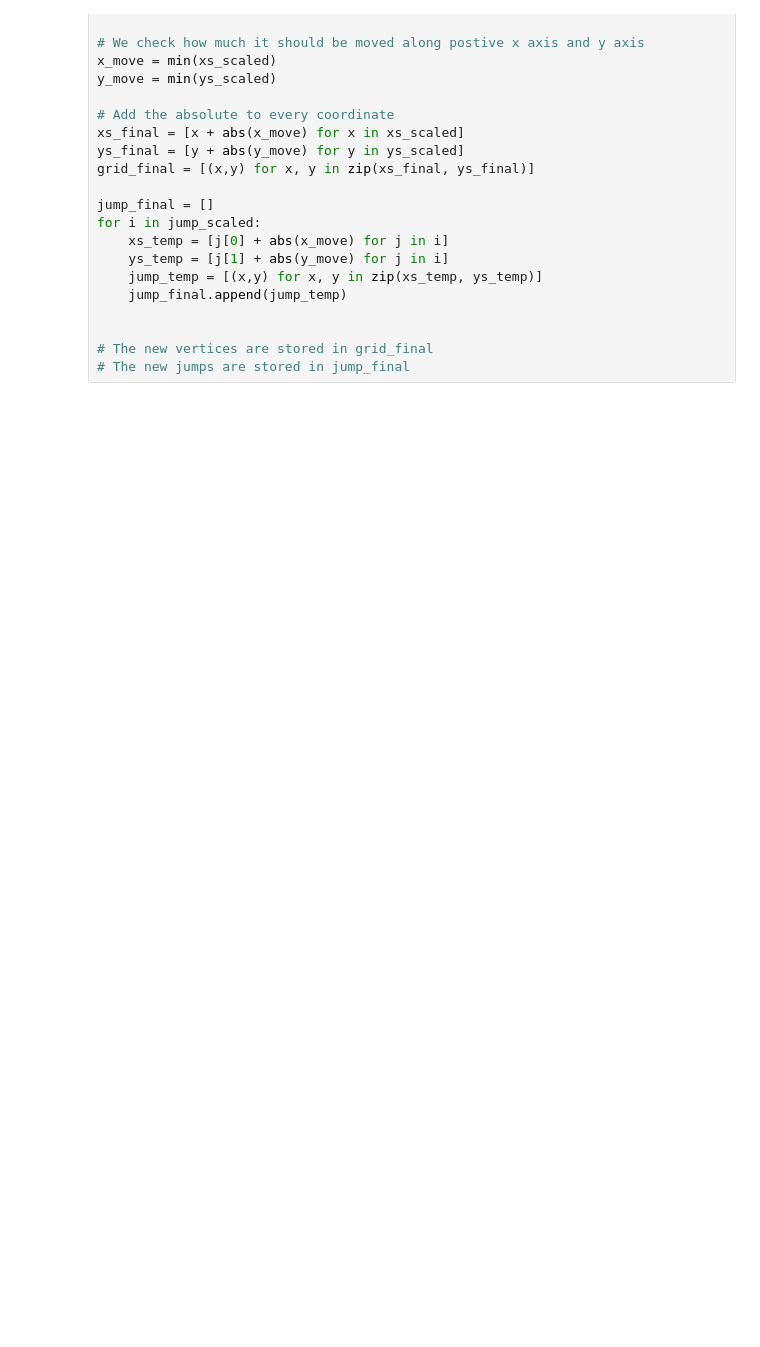
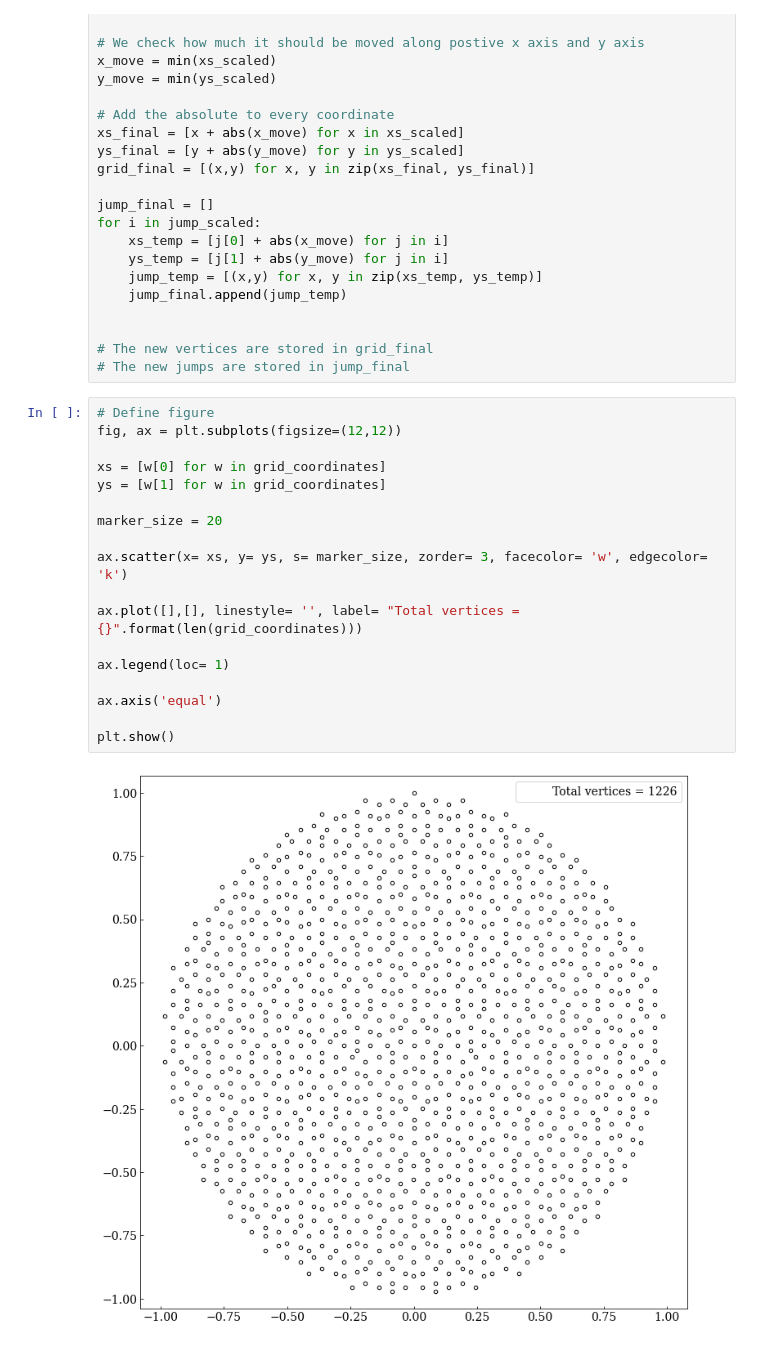
Before and after one commit to Kroghski/Bachelor, a Jupyter notebook: Code/Penrose/Penrose_rescaling.ipynb, the cells around one changed output. Saved outputs shown, nothing was run; the diff lists cells and outputs as text; blank space fills up the shorter version.

```diff
--- a/Code/Penrose/Penrose_rescaling.ipynb
+++ b/Code/Penrose/Penrose_rescaling.ipynb
@@ -112,6 +112,26 @@ for i in jump_scaled:
 
 # The new vertices are stored in grid_final
 # The new jumps are stored in jump_final
+# %%
+# Define figure
+fig, ax = plt.subplots(figsize=(12,12))
+
+xs = [w[0] for w in grid_coordinates]
+ys = [w[1] for w in grid_coordinates]
+
+marker_size = 20
+
+ax.scatter(x= xs, y= ys, s= marker_size, zorder= 3, facecolor= 'w', edgecolor= 'k')
+
+ax.plot([],[], linestyle= '', label= "Total vertices = {}".format(len(grid_coordinates)))
+
+ax.legend(loc= 1)
+
+ax.axis('equal')
+
+plt.show()
+# %% [output]
+[figure, added]
 # %%
 # Define figure
 fig, ax = plt.subplots(figsize=(8,8))
```
Also changed, not shown: parts of 1 cell of this notebook, 11 other files.
